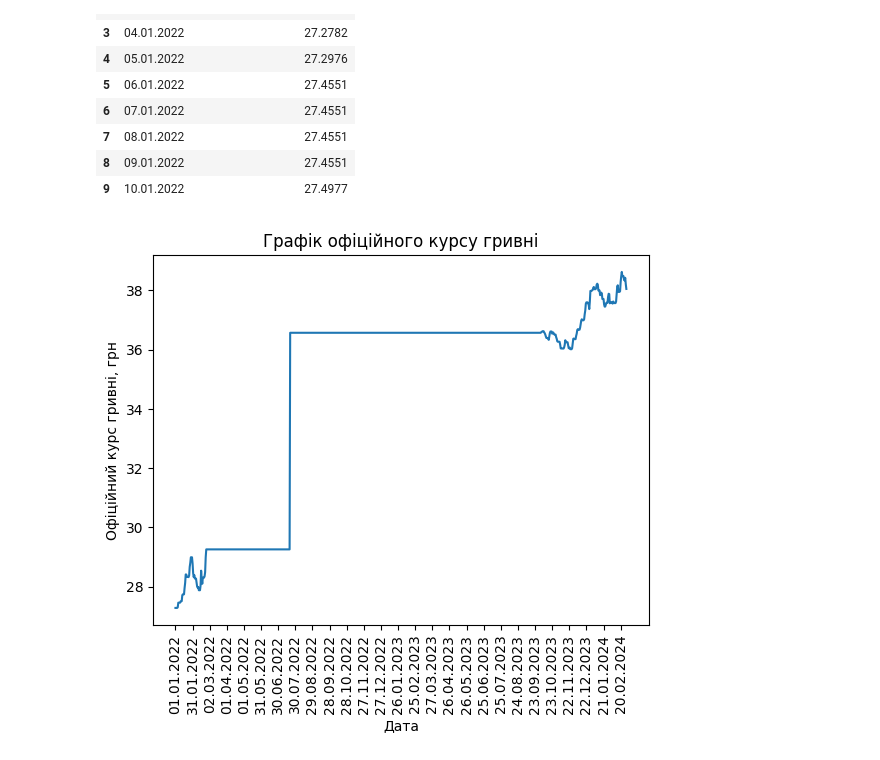
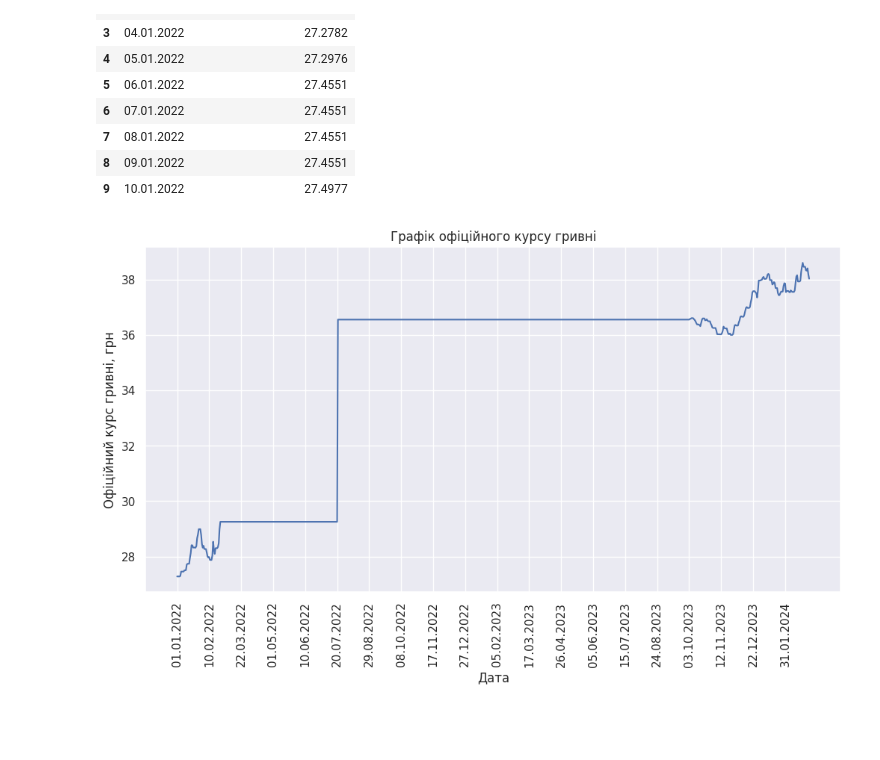
Before and after one commit to 4gn5t/DataAnalysis, a Jupyter notebook: lab8/main.ipynb, the cells around one changed output. Saved outputs shown, nothing was run; the diff lists cells and outputs as text; code cells hidden in the pictures; blank space fills up the shorter version.

```diff
--- a/lab8/main.ipynb
+++ b/lab8/main.ipynb
@@ -34,14 +35,15 @@ _data[['Дата', 'Офіційний курс гривні, грн']].head(10)
 # %%
 date = _data['Дата'].to_numpy()
 value = _data['Офіційний курс гривні, грн'].to_numpy()
+sns.set_theme(style="darkgrid")
 
-plt.plot(figsize=(12, 6))
+plt.figure(figsize=(12, 6))
 plt.plot(date, value)
 plt.xlabel('Дата')
 plt.ylabel('Офіційний курс гривні, грн')
 plt.title('Графік офіційного курсу гривні')
-plt.xticks(date[::30], rotation=90)
+plt.xticks(date[::40], rotation=90)
 plt.show()
 # %% [output]
-[figure, old version]
+[figure, new version]
 # %%
```
Also changed, not shown: parts of 3 cells of this notebook.
